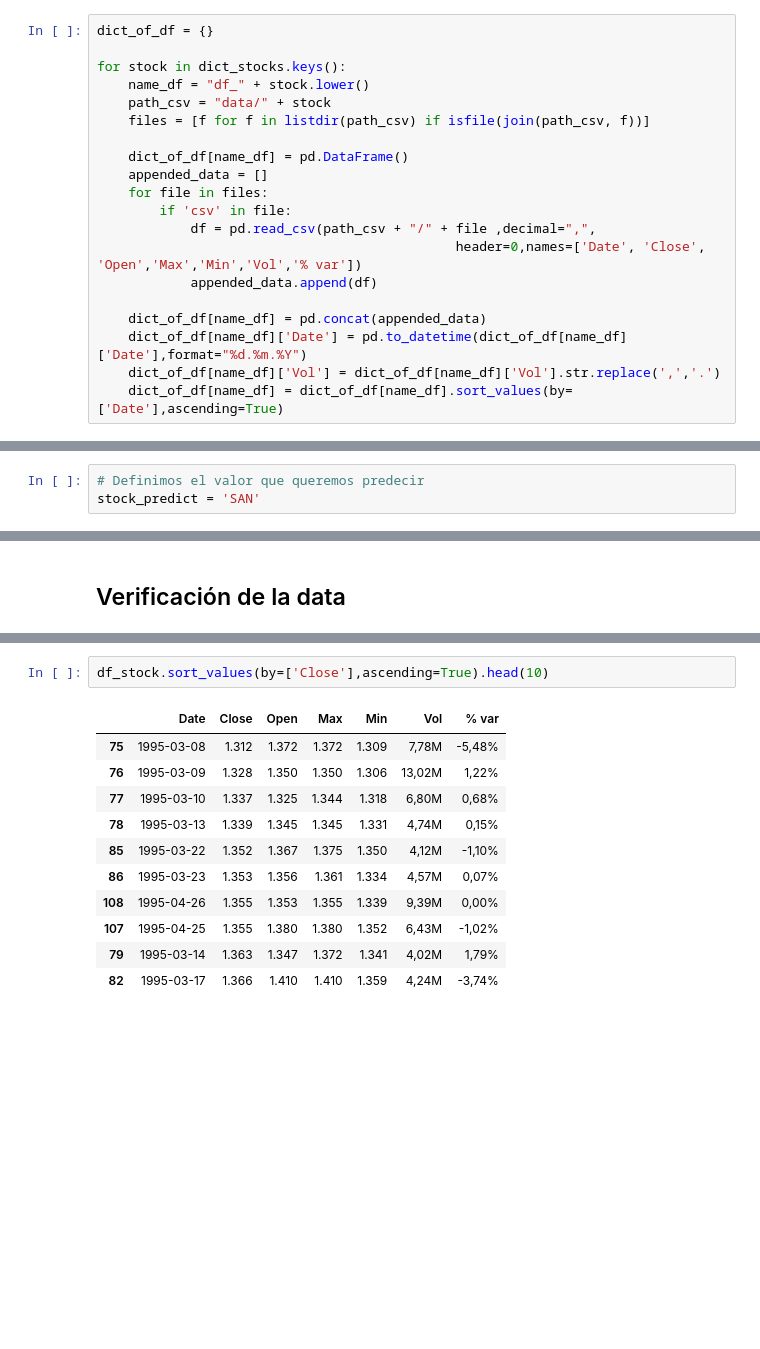
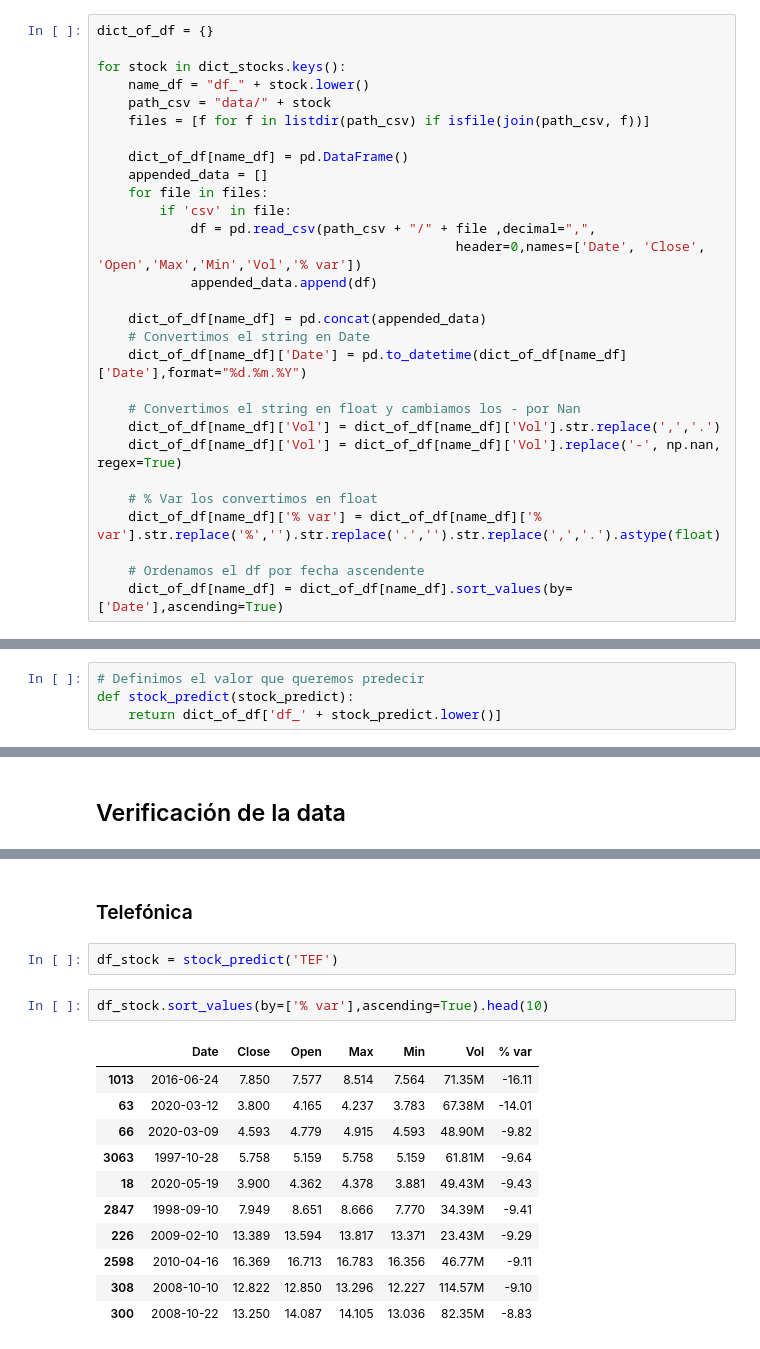
Before and after one commit to alfongoma/TFM, a Jupyter notebook: history_data.ipynb, the cells around one changed output, grey strips where cells are left out. Drawn from its saved outputs; the diff is of its cells as text; blank space fills up the shorter version.

```diff
--- a/history_data.ipynb
+++ b/history_data.ipynb
@@ -59,6 +60,15 @@ for stock in dict_stocks.keys():
             appended_data.append(df)
 
     dict_of_df[name_df] = pd.concat(appended_data)
+    # Convertimos el string en Date
     dict_of_df[name_df]['Date'] = pd.to_datetime(dict_of_df[name_df]['Date'],format="%d.%m.%Y")
+
+    # Convertimos el string en float y cambiamos los - por Nan
     dict_of_df[name_df]['Vol'] = dict_of_df[name_df]['Vol'].str.replace(',','.')
+    dict_of_df[name_df]['Vol'] = dict_of_df[name_df]['Vol'].replace('-', np.nan, regex=True)
+
+    # % Var los convertimos en float
+    dict_of_df[name_df]['% var'] = dict_of_df[name_df]['% var'].str.replace('%','').str.replace('.','').str.replace(',','.').astype(float)
+
+    # Ordenamos el df por fecha ascendente
     dict_of_df[name_df] = dict_of_df[name_df].sort_values(by=['Date'],ascending=True)
@@ -97,5 +87,6 @@ Name: Date, Length: 6476, dtype: datetime64[ns]
 ## Valor a Predecir
 # %%
 # Definimos el valor que queremos predecir
-stock_predict = 'SAN'
+def stock_predict(stock_predict):
+    return dict_of_df['df_' + stock_predict.lower()]
 # %%
@@ -168,14 +200,18 @@ Observando la gráfica vemos que en junio hay una caída de más de 35% del valo
+# %% [markdown]
+### Telefónica
+# %%
+df_stock = stock_predict('TEF')
 # %%
-df_stock.sort_values(by=['Close'],ascending=True).head(10)
+df_stock.sort_values(by=['% var'],ascending=True).head(10)
 # %% [output]
 |  | Date | Close | Open | Max | Min | Vol | % var |
-| 75 | 1995-03-08 | 1.312 | 1.372 | 1.372 | 1.309 | 7,78M | -5,48% |
-| 76 | 1995-03-09 | 1.328 | 1.350 | 1.350 | 1.306 | 13,02M | 1,22% |
-| 77 | 1995-03-10 | 1.337 | 1.325 | 1.344 | 1.318 | 6,80M | 0,68% |
-| 78 | 1995-03-13 | 1.339 | 1.345 | 1.345 | 1.331 | 4,74M | 0,15% |
-| 85 | 1995-03-22 | 1.352 | 1.367 | 1.375 | 1.350 | 4,12M | -1,10% |
-| 86 | 1995-03-23 | 1.353 | 1.356 | 1.361 | 1.334 | 4,57M | 0,07% |
-| 108 | 1995-04-26 | 1.355 | 1.353 | 1.355 | 1.339 | 9,39M | 0,00% |
-| 107 | 1995-04-25 | 1.355 | 1.380 | 1.380 | 1.352 | 6,43M | -1,02% |
-| 79 | 1995-03-14 | 1.363 | 1.347 | 1.372 | 1.341 | 4,02M | 1,79% |
-| 82 | 1995-03-17 | 1.366 | 1.410 | 1.410 | 1.359 | 4,24M | -3,74% |
+| 1013 | 2016-06-24 | 7.850 | 7.577 | 8.514 | 7.564 | 71.35M | -16.11 |
+| 63 | 2020-03-12 | 3.800 | 4.165 | 4.237 | 3.783 | 67.38M | -14.01 |
+| 66 | 2020-03-09 | 4.593 | 4.779 | 4.915 | 4.593 | 48.90M | -9.82 |
+| 3063 | 1997-10-28 | 5.758 | 5.159 | 5.758 | 5.159 | 61.81M | -9.64 |
+| 18 | 2020-05-19 | 3.900 | 4.362 | 4.378 | 3.881 | 49.43M | -9.43 |
+| 2847 | 1998-09-10 | 7.949 | 8.651 | 8.666 | 7.770 | 34.39M | -9.41 |
+| 226 | 2009-02-10 | 13.389 | 13.594 | 13.817 | 13.371 | 23.43M | -9.29 |
+| 2598 | 2010-04-16 | 16.369 | 16.713 | 16.783 | 16.356 | 46.77M | -9.11 |
+| 308 | 2008-10-10 | 12.822 | 12.850 | 13.296 | 12.227 | 114.57M | -9.10 |
+| 300 | 2008-10-22 | 13.250 | 14.087 | 14.105 | 13.036 | 82.35M | -8.83 |
```
Also changed, not shown: parts of 15 cells of this notebook, 1 other file.
